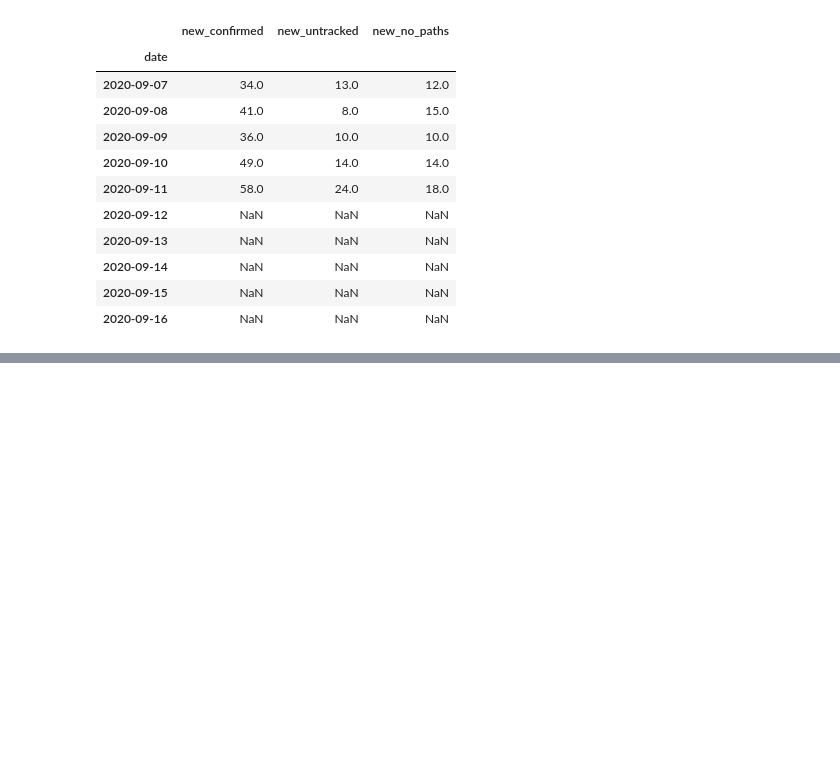
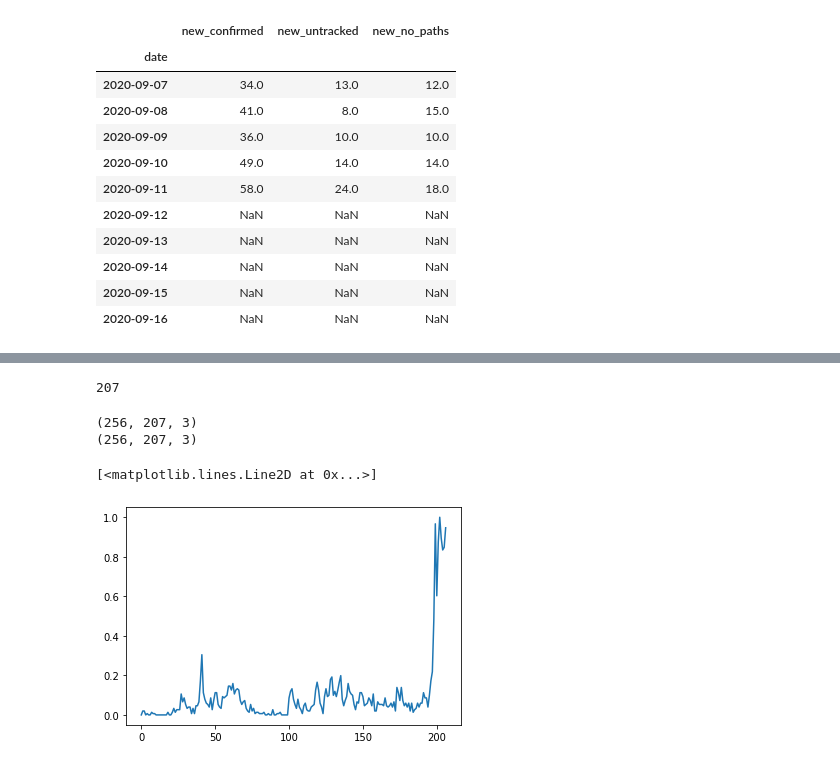
Before and after one commit to snoop2head/covid19_unknown_spread, a Jupyter notebook: forecast_seoul_covid19.ipynb, the cells around one changed output, grey strips where cells are left out. Drawn from its saved outputs; the diff is of its cells as text; code cells hidden in the pictures; blank space fills up the shorter version.

```diff
--- a/forecast_seoul_covid19.ipynb
+++ b/forecast_seoul_covid19.ipynb
@@ -105,0 +228,26 @@ df_targets.tail(10)
+# %%
+batch_size = 256
+# %%
+sequence_length = len(x_train_scaled) -1
+sequence_length
+# %% [output]
+207
+# %%
+generator = batch_generator(batch_size=batch_size,
+                            sequence_length=sequence_length)
+# %%
+x_batch, y_batch = next(generator)
+# %%
+print(x_batch.shape)
+print(y_batch.shape)
+# %% [output]
+(256, 207, 3)
+(256, 207, 3)
+# %%
+batch = 0   # First sequence in the batch.
+signal = 0  # First signal from the 20 input-signals.
+seq = x_batch[batch, :, signal]
+plt.plot(seq)
+# %% [output]
+[<matplotlib.lines.Line2D at 0x...>]
+[figure, added]
```
Also changed, not shown: parts of 46 cells of this notebook.
